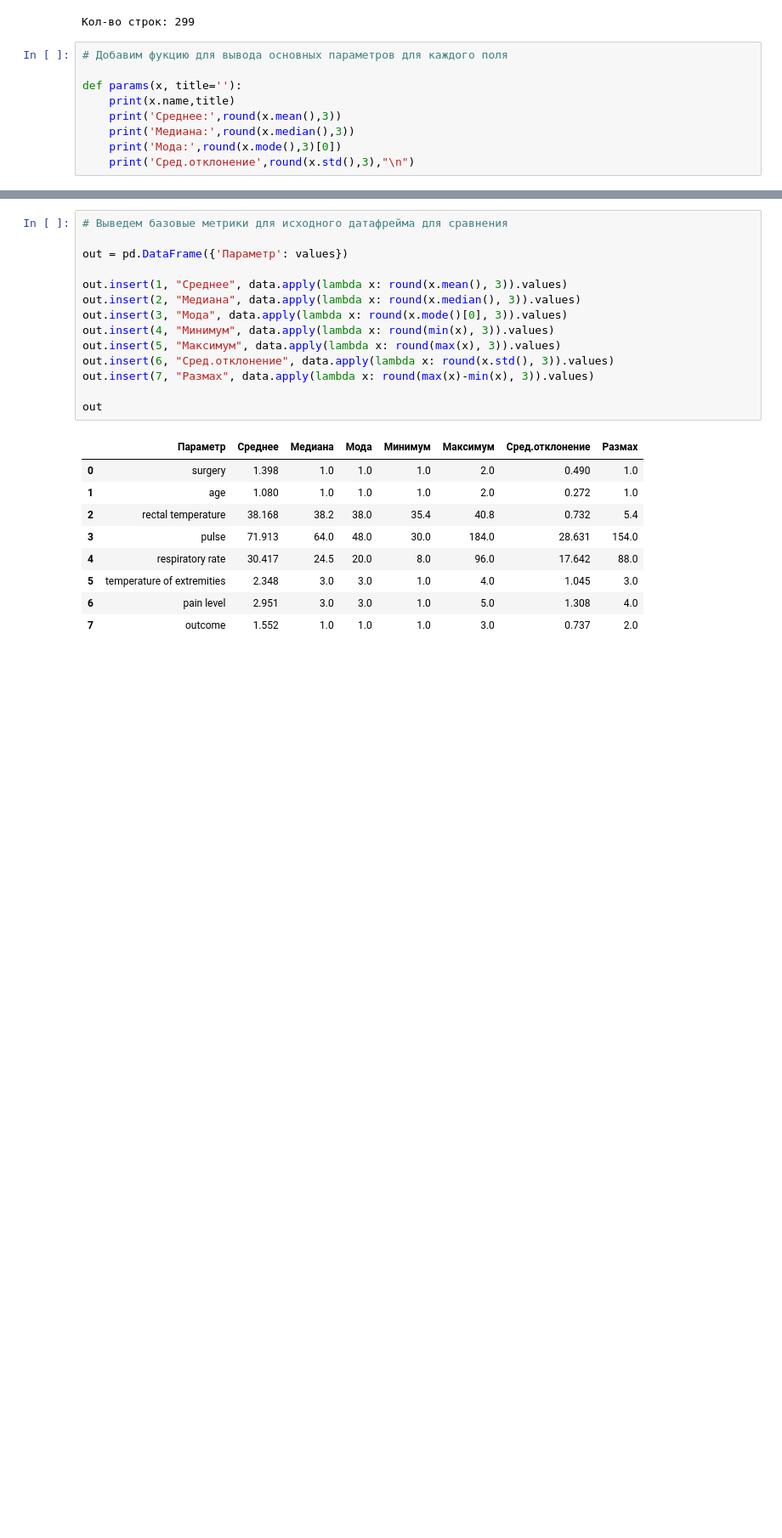
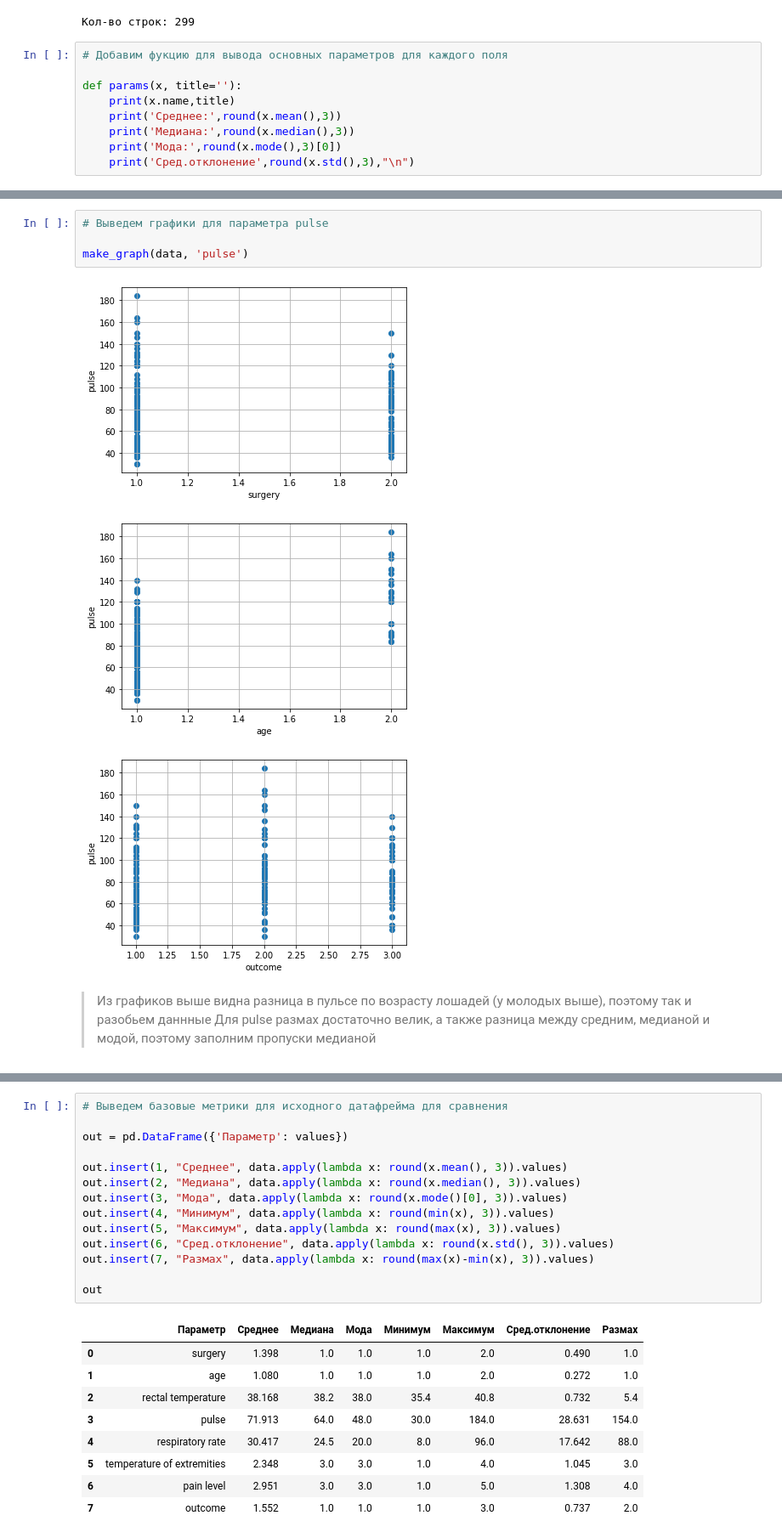
Before and after one commit to iamdenizzz/pyda-10, a Jupyter notebook: 22/stat_basics.ipynb, the cells around one changed output, grey strips where cells are left out. Shown at 85% size. Drawn from its saved outputs; the diff is of its cells as text; blank space fills up the shorter version.

```diff
--- a/22/stat_basics.ipynb
+++ b/22/stat_basics.ipynb
@@ -398,4 +399,15 @@ rectal temperature стало
 Медиана: 38.125
 Мода: 38.125
 Сред.отклонение 0.658
+# %%
+# Выведем графики для параметра pulse
+
+make_graph(data, 'pulse')
+# %% [output]
+[figure, added]
+[figure, added]
+[figure, added]
+# %% [markdown]
+> Из графиков выше видна разница в пульсе по возрасту лошадей (у молодых выше), поэтому так и разобьем даннные
+ Для pulse размах достаточно велик, а также разница между средним, медианой и модой, поэтому заполним пропуски медианой
 # %%
```
Also changed, not shown: parts of 14 cells of this notebook.
